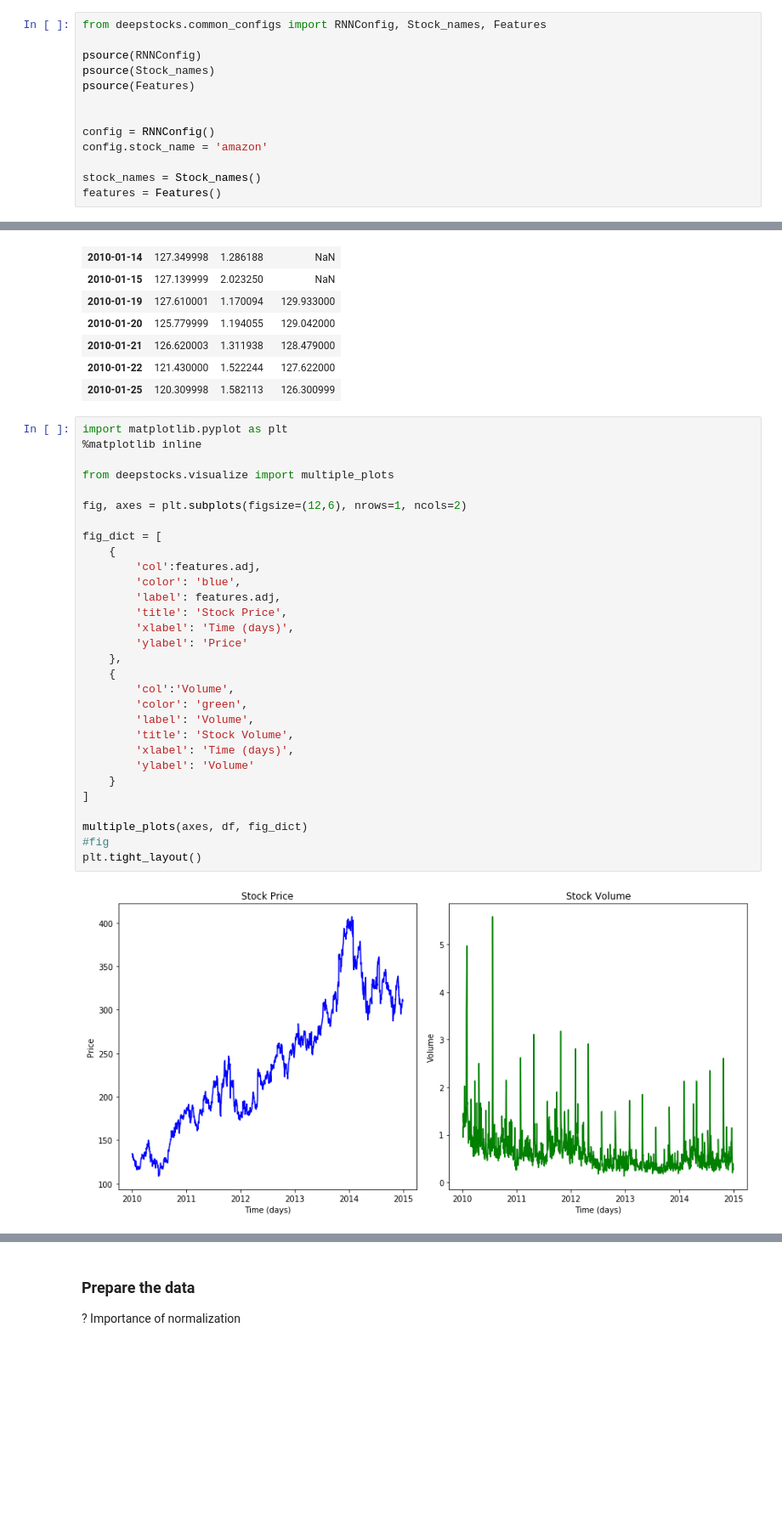
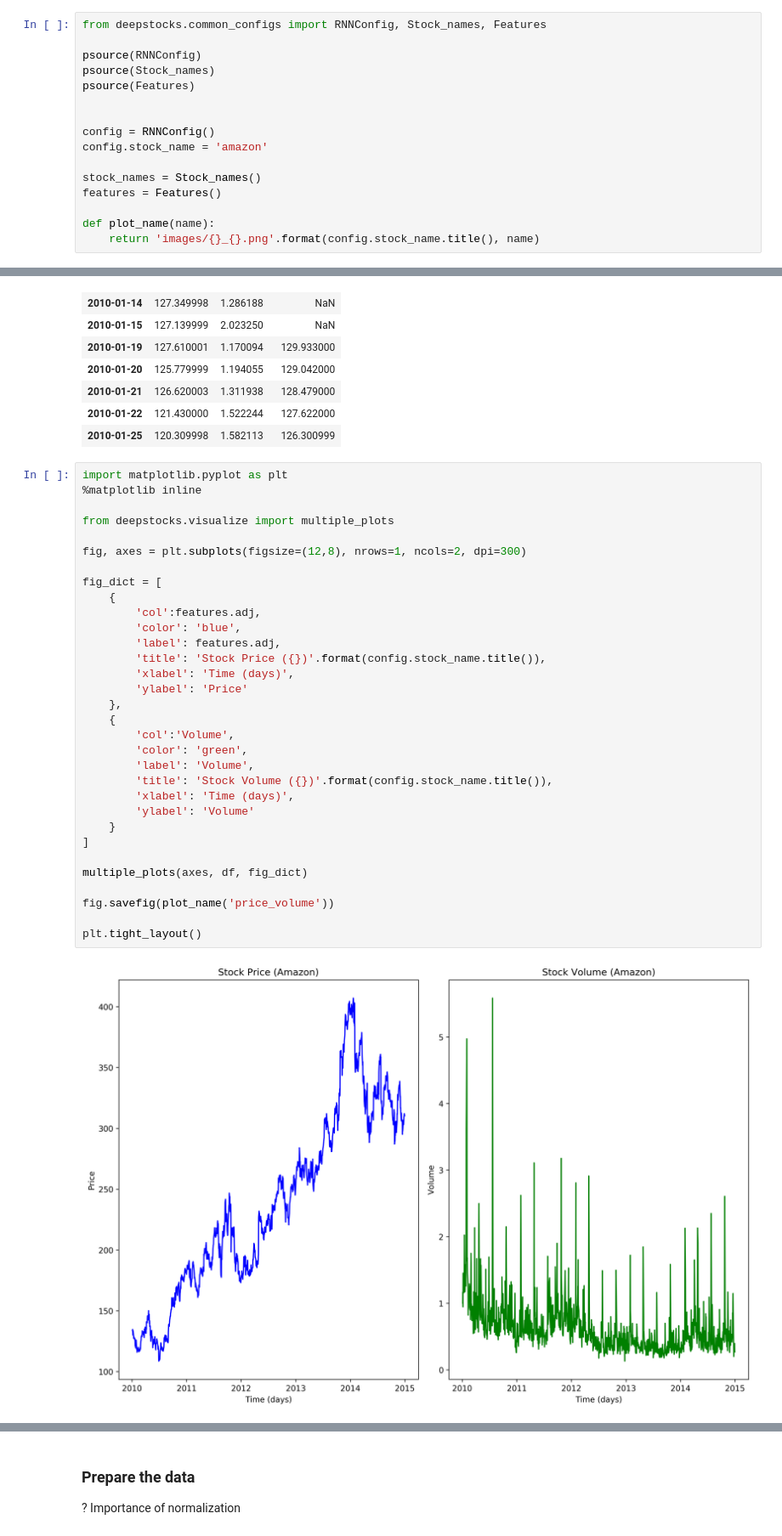
Before and after one commit to rtbins/Capstone-MachineLearning-Nanodegree, a Jupyter notebook: Project/AMAZON_Stocks.ipynb, the cells around one changed output, grey strips where cells are left out. Shown at 85% size. Cells and saved outputs as stored; diff of their text form; blank space fills up the shorter version.

Commit message:
images for the report

```diff
--- a/Project/AMAZON_Stocks.ipynb
+++ b/Project/AMAZON_Stocks.ipynb
@@ -22,6 +22,9 @@ config.stock_name = 'amazon'
 
 stock_names = Stock_names()
 features = Features()
+
+def plot_name(name):
+    return 'images/{}_{}.png'.format(config.stock_name.title(), name)
 # %% [output]
 [interactive output not drawn]
 [interactive output not drawn]
@@ -69,35 +72,37 @@ memory usage: 79.3 KB
 # %%
 import matplotlib.pyplot as plt
 %matplotlib inline
 
 from deepstocks.visualize import multiple_plots
 
-fig, axes = plt.subplots(figsize=(12,6), nrows=1, ncols=2)
+fig, axes = plt.subplots(figsize=(12,8), nrows=1, ncols=2, dpi=300)
 
 fig_dict = [
     {
         'col':features.adj,
         'color': 'blue',
         'label': features.adj,
-        'title': 'Stock Price',
+        'title': 'Stock Price ({})'.format(config.stock_name.title()),
         'xlabel': 'Time (days)',
         'ylabel': 'Price'
     },
     {
         'col':'Volume',
         'color': 'green',
         'label': 'Volume',
-        'title': 'Stock Volume',
+        'title': 'Stock Volume ({})'.format(config.stock_name.title()),
         'xlabel': 'Time (days)',
         'ylabel': 'Volume'
     }
 ]
 
 multiple_plots(axes, df, fig_dict)
-#fig
+
+fig.savefig(plot_name('price_volume'))
+
 plt.tight_layout()
 # %% [output]
-[figure, old version]
+[figure, new version]
 # %%
 # create a function to plot, with an option of subplots
 from deepstocks.visualize import single_figure_plot
```
Also changed, not shown: parts of 5 cells of this notebook, 35 other files.
